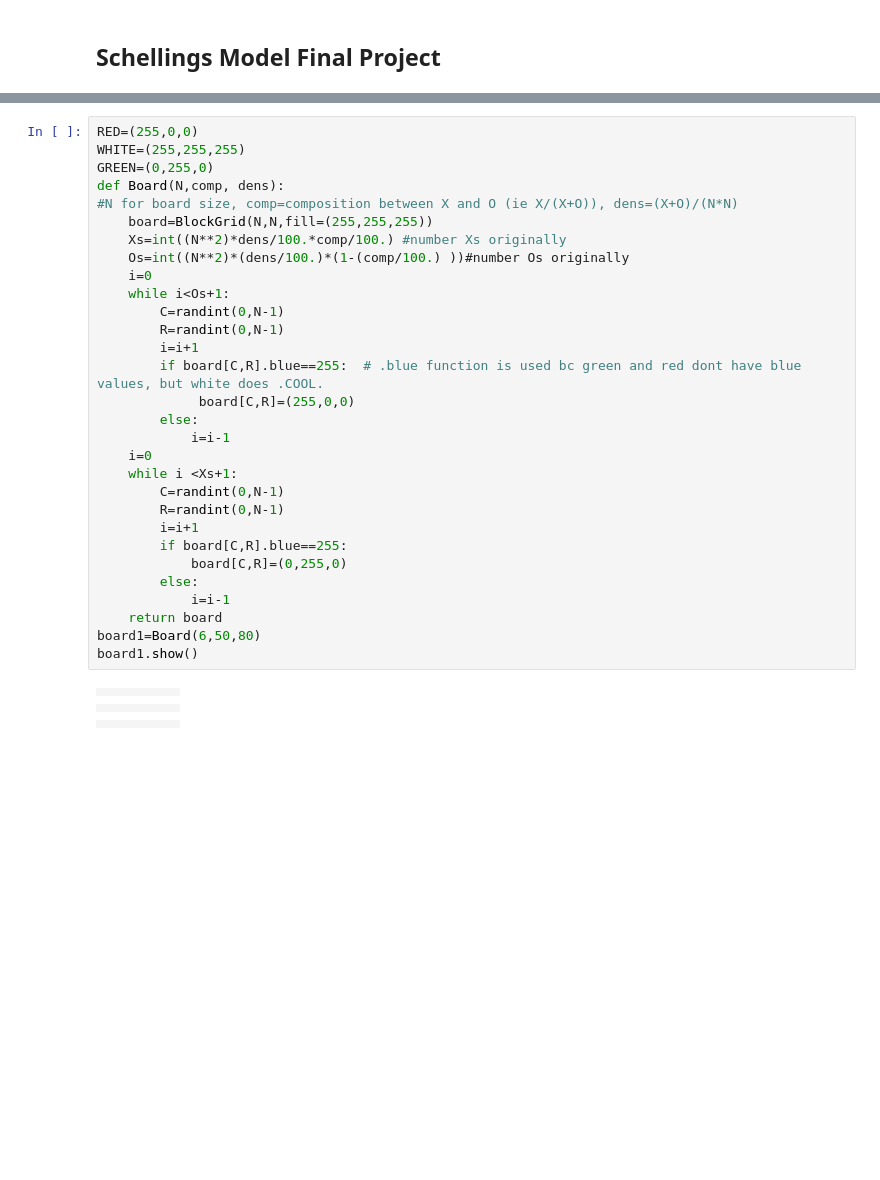
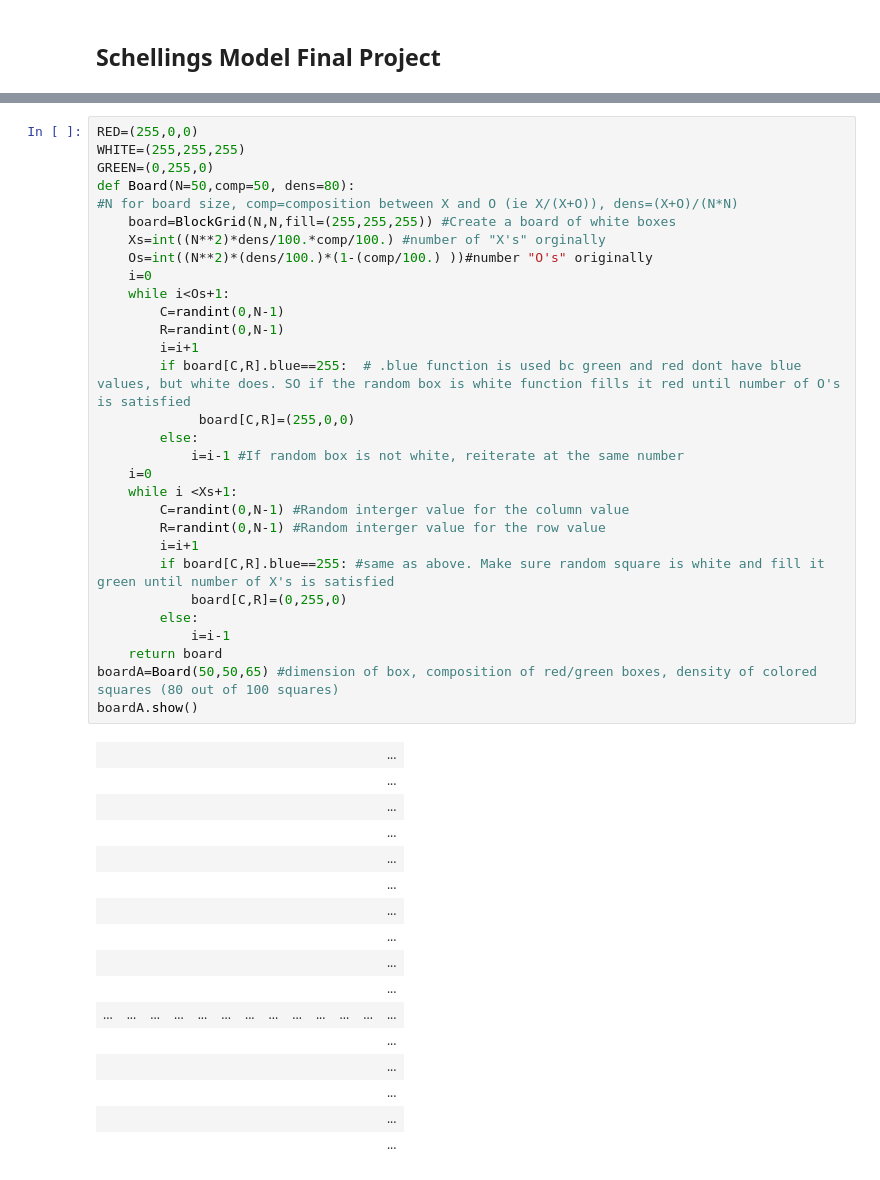
Before and after one commit to jvanstad/PHYS202-S14, a Jupyter notebook: SchellingsModel.ipynb, the cells around one changed output, grey strips where cells are left out. Drawn from its saved outputs; the diff is of its cells as text; blank space fills up the shorter version.

```diff
--- a/SchellingsModel.ipynb
+++ b/SchellingsModel.ipynb
@@ -11,38 +13,48 @@ from IPython.html.widgets import interact, interactive
 # %%
 RED=(255,0,0)
 WHITE=(255,255,255)
 GREEN=(0,255,0)
-def Board(N,comp, dens):
+def Board(N=50,comp=50, dens=80):
 #N for board size, comp=composition between X and O (ie X/(X+O)), dens=(X+O)/(N*N)
-    board=BlockGrid(N,N,fill=(255,255,255))
-    Xs=int((N**2)*dens/100.*comp/100.) #number Xs originally
-    Os=int((N**2)*(dens/100.)*(1-(comp/100.) ))#number Os originally
+    board=BlockGrid(N,N,fill=(255,255,255)) #Create a board of white boxes
+    Xs=int((N**2)*dens/100.*comp/100.) #number of "X's" orginally
+    Os=int((N**2)*(dens/100.)*(1-(comp/100.) ))#number "O's" originally
     i=0
     while i<Os+1:
         C=randint(0,N-1)
         R=randint(0,N-1)
         i=i+1
-        if board[C,R].blue==255:  # .blue function is used bc green and red dont have blue values, but white does .COOL.
+        if board[C,R].blue==255:  # .blue function is used bc green and red dont have blue values, but white does. SO if the random box is white function fills it red until number of O's is satisfied
              board[C,R]=(255,0,0)
         else:
-            i=i-1
+            i=i-1 #If random box is not white, reiterate at the same number
     i=0
     while i <Xs+1:
-        C=randint(0,N-1)
-        R=randint(0,N-1)
+        C=randint(0,N-1) #Random interger value for the column value
+        R=randint(0,N-1) #Random interger value for the row value
         i=i+1
-        if board[C,R].blue==255:
+        if board[C,R].blue==255: #same as above. Make sure random square is white and fill it green until number of X's is satisfied
             board[C,R]=(0,255,0)
         else:
             i=i-1
     return board
-board1=Board(6,50,80)
-board1.show()
+boardA=Board(50,50,65) #dimension of box, composition of red/green boxes, density of colored squares (80 out of 100 squares)
+boardA.show()
 # %% [output]
-|  |  |  |  |  |  |
-|  |  |  |  |  |  |
-|  |  |  |  |  |  |
-|  |  |  |  |  |  |
-|  |  |  |  |  |  |
-|  |  |  |  |  |  |
+|  |  |  |  |  |  |  |  |  |  |  |  | ... |
+|  |  |  |  |  |  |  |  |  |  |  |  | ... |
+|  |  |  |  |  |  |  |  |  |  |  |  | ... |
+|  |  |  |  |  |  |  |  |  |  |  |  | ... |
+|  |  |  |  |  |  |  |  |  |  |  |  | ... |
+|  |  |  |  |  |  |  |  |  |  |  |  | ... |
+|  |  |  |  |  |  |  |  |  |  |  |  | ... |
+|  |  |  |  |  |  |  |  |  |  |  |  | ... |
+|  |  |  |  |  |  |  |  |  |  |  |  | ... |
+|  |  |  |  |  |  |  |  |  |  |  |  | ... |
+| ... | ... | ... | ... | ... | ... | ... | ... | ... | ... | ... | ... | ... |
+|  |  |  |  |  |  |  |  |  |  |  |  | ... |
+|  |  |  |  |  |  |  |  |  |  |  |  | ... |
+|  |  |  |  |  |  |  |  |  |  |  |  | ... |
+|  |  |  |  |  |  |  |  |  |  |  |  | ... |
+|  |  |  |  |  |  |  |  |  |  |  |  | ... |
 # %%
```
Also changed, not shown: parts of 13 cells of this notebook.
